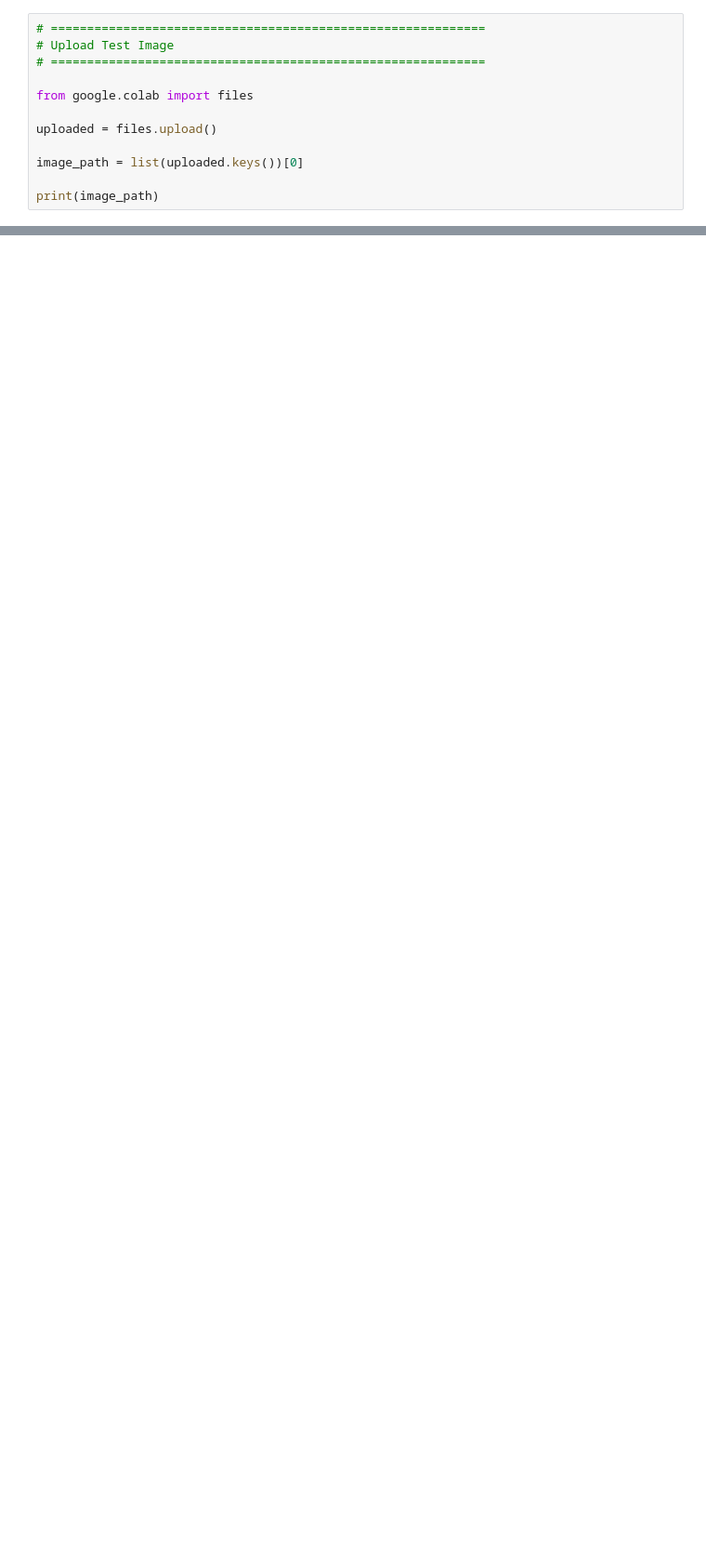
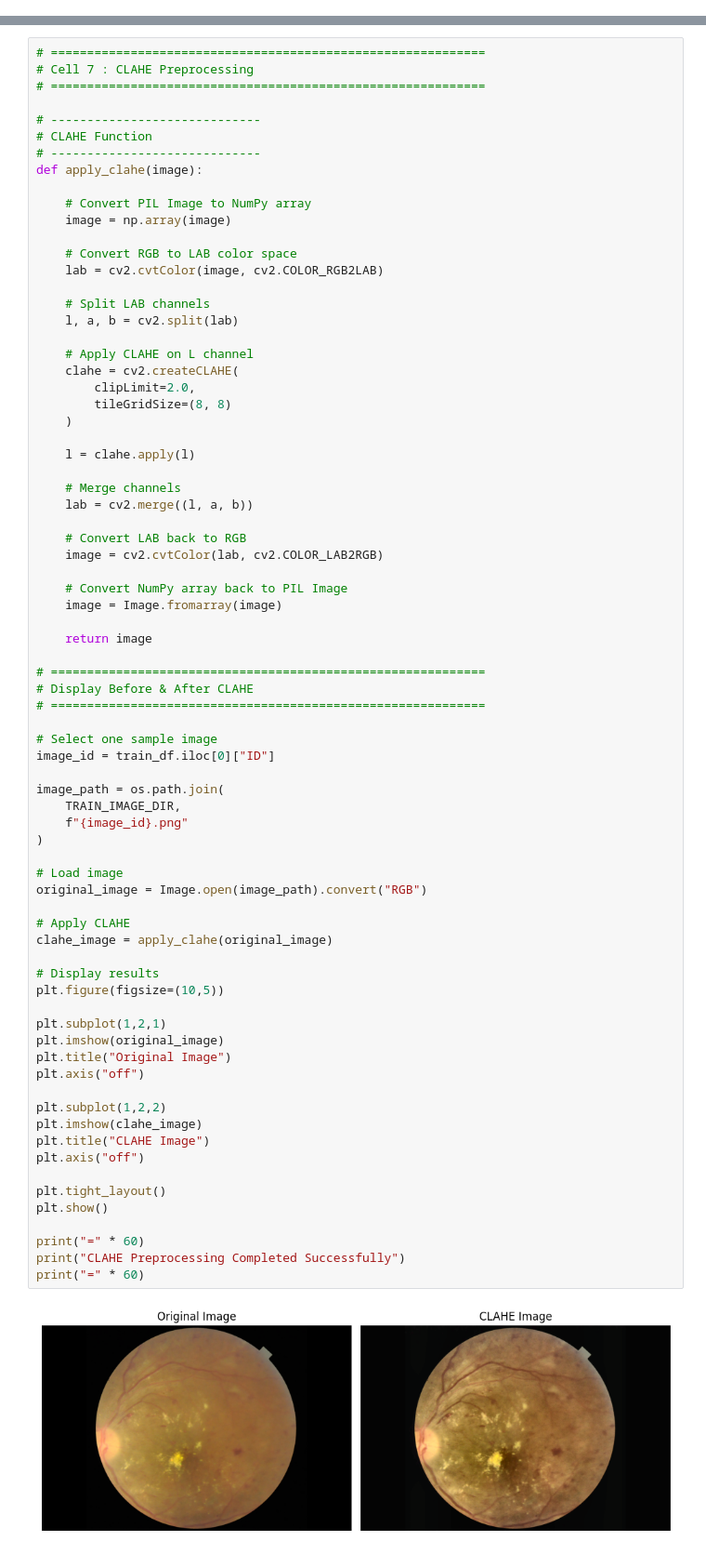
Before and after one commit to mohit12kumar/ds-project-for-eye-diseases, a Jupyter notebook: Untitled15.ipynb, the cells around one changed output, grey strips where cells are left out. Shown at 93% size. Saved outputs shown, nothing was run; the diff lists cells and outputs as text; blank space fills up the shorter version.

```diff
--- a/Untitled15.ipynb
+++ b/Untitled15.ipynb
@@ -2101,12 +2,0 @@ def predict_image_tta(image_path):
-# %%
-# ============================================================
-# Upload Test Image
-# ============================================================
-
-from google.colab import files
-
-uploaded = files.upload()
-
-image_path = list(uploaded.keys())[0]
-
-print(image_path)
@@ -2550,0 +417,77 @@ plt.show()
+# %%
+# ============================================================
+# Cell 7 : CLAHE Preprocessing
+# ============================================================
+
+# -----------------------------
+# CLAHE Function
+# -----------------------------
+def apply_clahe(image):
+
+    # Convert PIL Image to NumPy array
+    image = np.array(image)
+
+    # Convert RGB to LAB color space
+    lab = cv2.cvtColor(image, cv2.COLOR_RGB2LAB)
+
+    # Split LAB channels
+    l, a, b = cv2.split(lab)
+
+    # Apply CLAHE on L channel
+    clahe = cv2.createCLAHE(
+        clipLimit=2.0,
+        tileGridSize=(8, 8)
+    )
+
+    l = clahe.apply(l)
+
+    # Merge channels
+    lab = cv2.merge((l, a, b))
+
+    # Convert LAB back to RGB
+    image = cv2.cvtColor(lab, cv2.COLOR_LAB2RGB)
+
+    # Convert NumPy array back to PIL Image
+    image = Image.fromarray(image)
+
+    return image
+
+# ============================================================
+# Display Before & After CLAHE
+# ============================================================
+
+# Select one sample image
+image_id = train_df.iloc[0]["ID"]
+
+image_path = os.path.join(
+    TRAIN_IMAGE_DIR,
+    f"{image_id}.png"
+)
+
+# Load image
+original_image = Image.open(image_path).convert("RGB")
+
+# Apply CLAHE
+clahe_image = apply_clahe(original_image)
+
+# Display results
+plt.figure(figsize=(10,5))
+
+plt.subplot(1,2,1)
+plt.imshow(original_image)
+plt.title("Original Image")
+plt.axis("off")
+
+plt.subplot(1,2,2)
+plt.imshow(clahe_image)
+plt.title("CLAHE Image")
+plt.axis("off")
+
+plt.tight_layout()
+plt.show()
+
+print("=" * 60)
+print("CLAHE Preprocessing Completed Successfully")
+print("=" * 60)
+# %% [output]
+[figure, added]
```
Also changed, not shown: parts of 94 cells of this notebook.
